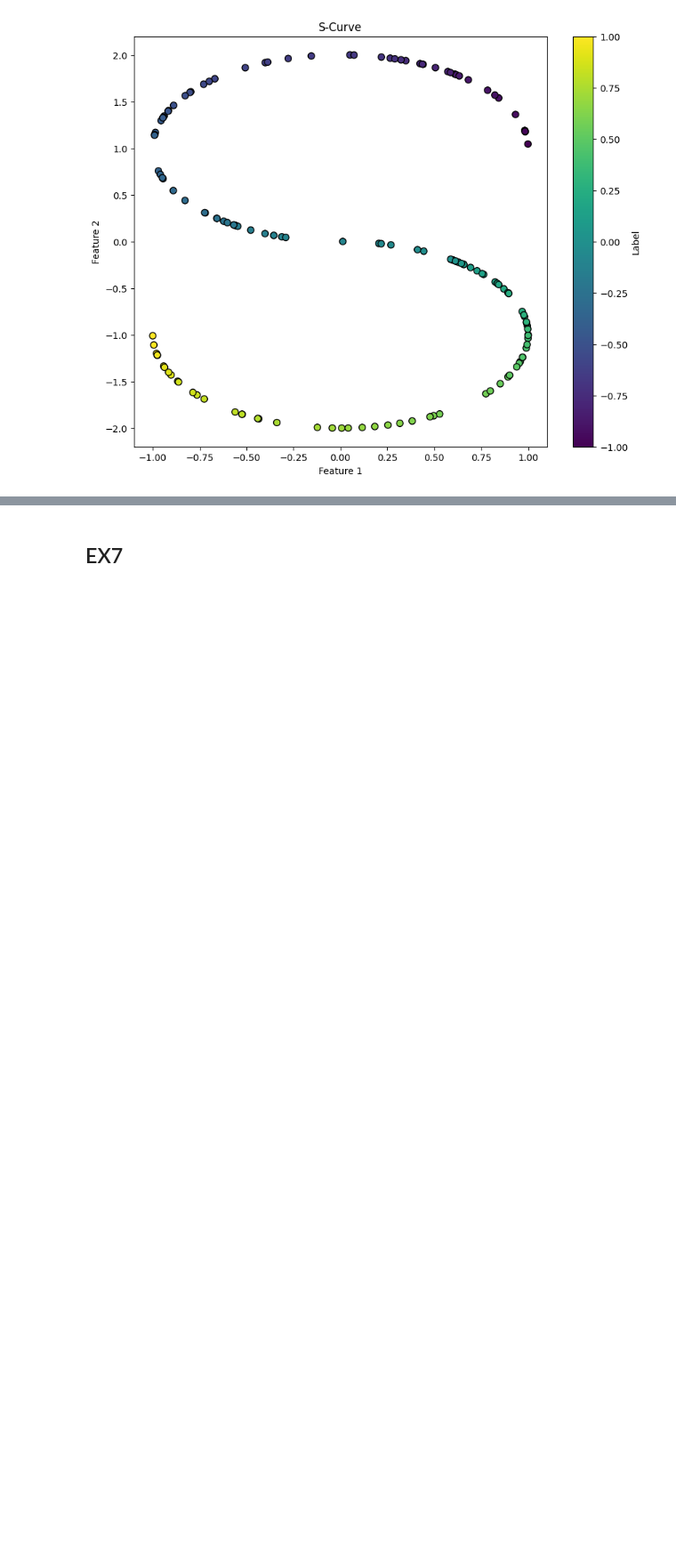
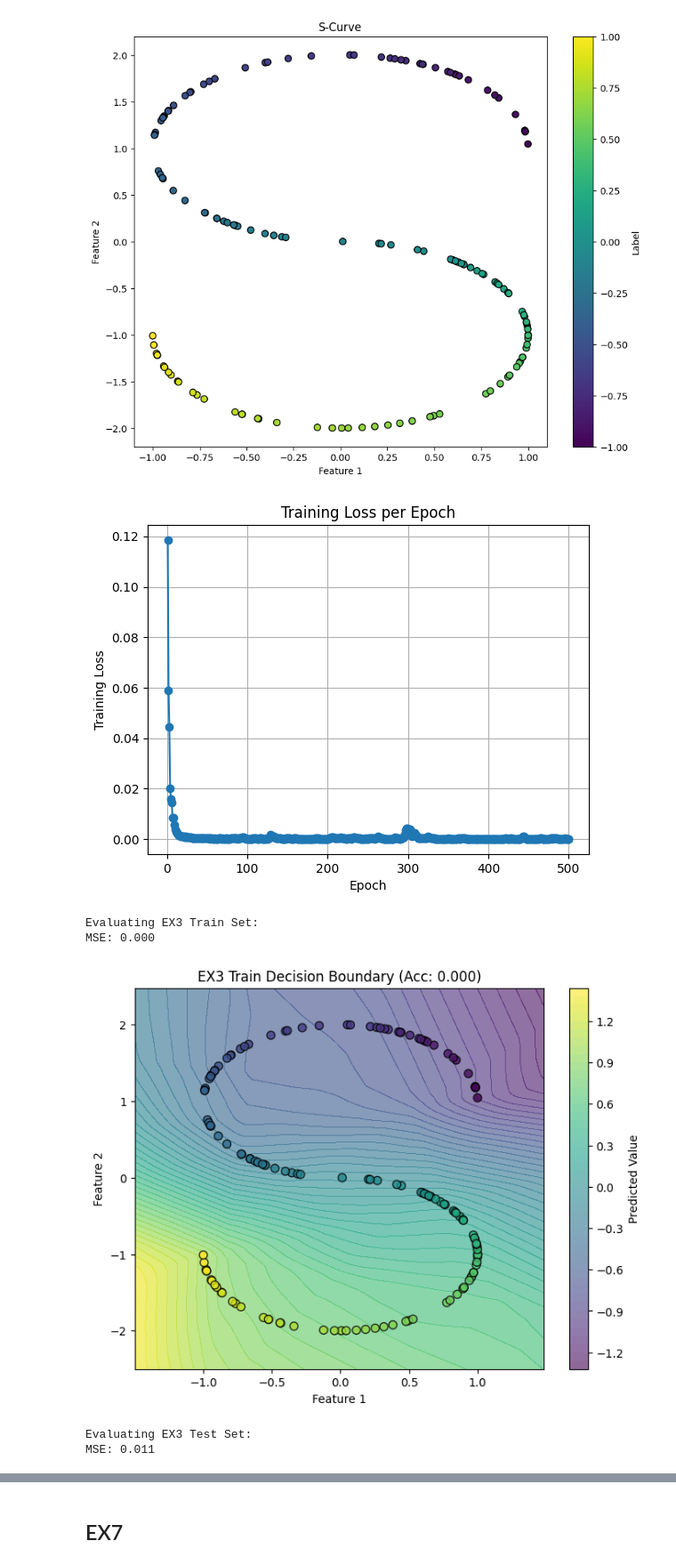
Before and after one commit to billetr/deep-learning-assignment1, a Jupyter notebook: 3functions.ipynb, the cells around one changed output, grey strips where cells are left out. Shown at 89% size. Saved outputs shown, nothing was run; the diff lists cells and outputs as text; code cells hidden in the pictures; blank space fills up the shorter version.

```diff
--- a/3functions.ipynb
+++ b/3functions.ipynb
@@ -1032,7 +1017,7 @@ train_loader, test_loader, input_dim = preprocess(X_train, y_train, X_test, y_te
 
 # 2. Define the Model
 class CircleMLP(nn.Module):
-    def __init__(self, input_dim, hidden_dim, num_classes):
+    def __init__(self, input_dim, hidden_dim):
         super(CircleMLP, self).__init__()
         # Layer 1: Expansion
         self.layer1 = nn.Linear(input_dim, hidden_dim)
@@ -1046,31 +1031,38 @@ class CircleMLP(nn.Module):
         out = self.layer1(x)
         out = self.activation(out)
         out = self.layer2(out)
         return out
 
 # init MLP
-model_ex3 = CircleMLP(input_dim,128,num_classes)
+model_ex3 = CircleMLP(input_dim,128)
 
 # Define the Loss Function (The Siren)
 criterion = nn.MSELoss()
 
 # Define the Optimizer (The Tool)
 # We pass the ACTUAL knobs (parameters), not just the size (hidden_dim)
 optimizer = optim.Adam(model_ex3.parameters(), lr=0.01)
 
 #3. Train the model
 model_ex3, losses = train_model(model_ex3, train_loader, criterion, optimizer, num_epochs=500, device=None)
 
 # 6. Plot Loss
 plot_training_loss(losses)
 
 # 7. Evaluate
 print("Evaluating EX3 Train Set:")
 train_acc = evaluate_accuracy(model_ex3, train_loader)
 plot_decision_boundary(model_ex3, X_train, y_train,
                        title=f"EX3 Train Decision Boundary (Acc: {train_acc:.3f})")
 
 print("\nEvaluating EX3 Test Set:")
 test_acc = evaluate_accuracy(model_ex3, test_loader)
 plot_decision_boundary(model_ex3, X_test, y_test,
                        title=f"EX3 Test Decision Boundary (Acc: {test_acc:.3f})")
+# %% [output]
+[figure, added]
+Evaluating EX3 Train Set:
+MSE: 0.000
+[figure, added]
+Evaluating EX3 Test Set:
+MSE: 0.011
```
Also changed, not shown: parts of 2 cells of this notebook.
